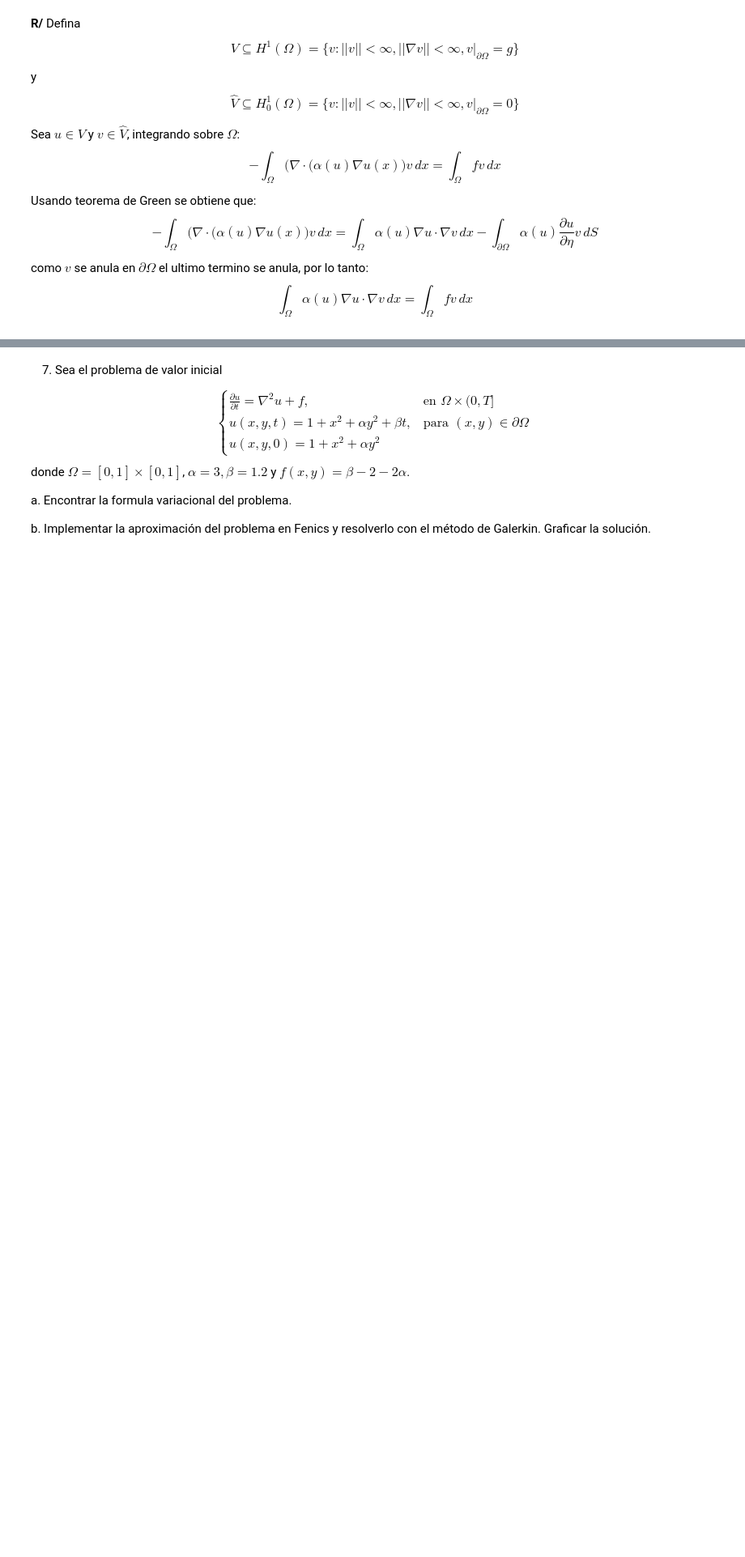
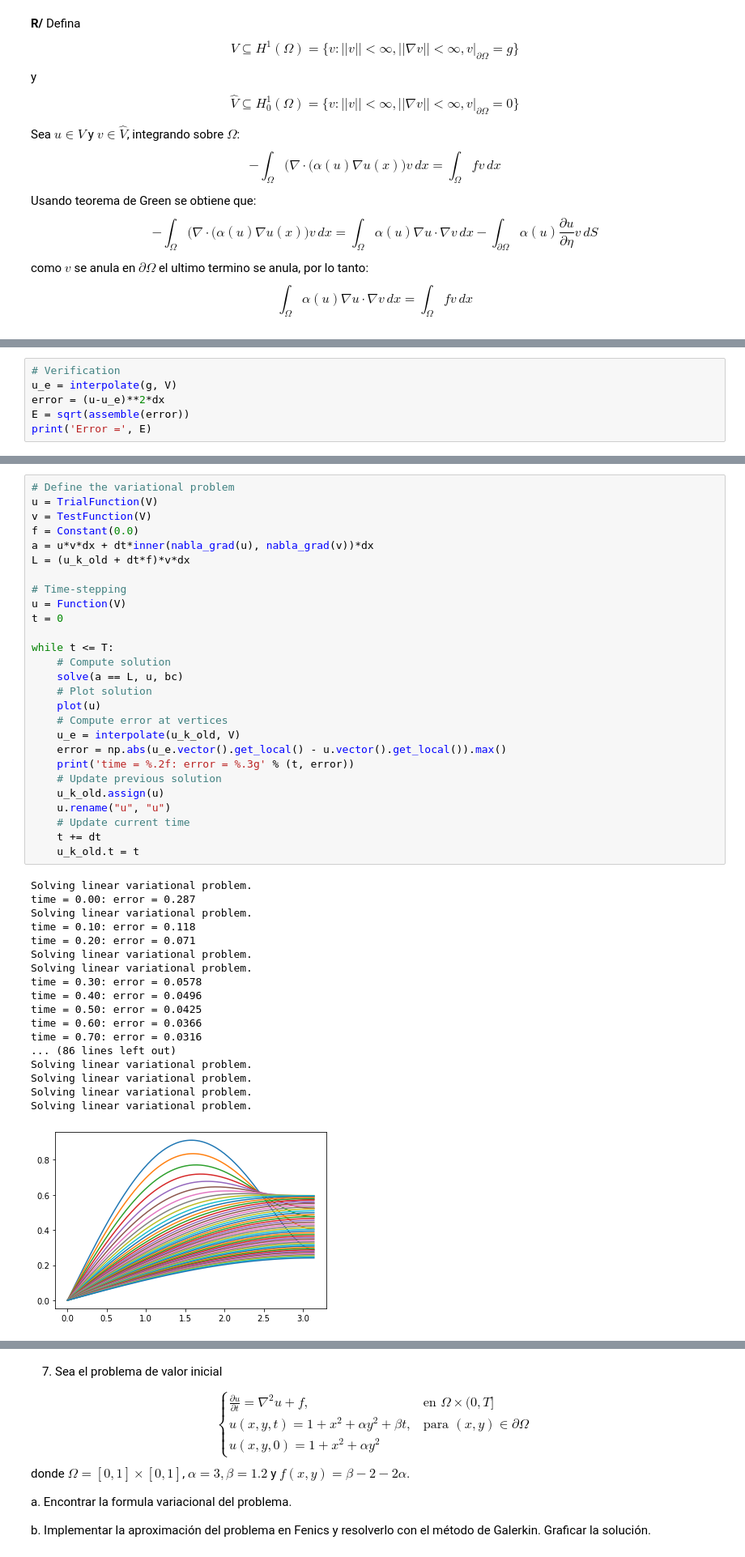
Before and after one commit to suribe06/Modeling-Simulation-2, a Jupyter notebook: FEniCS/taller.ipynb, the cells around one changed output, grey strips where cells are left out. Shown: that part at 81% size. Saved outputs shown, nothing was run; the diff lists cells and outputs as text; blank space fills up the shorter version.

```diff
--- a/FEniCS/taller.ipynb
+++ b/FEniCS/taller.ipynb
@@ -48,0 +136,6 @@ y $U_a=1$, $U_b=1$, $\alpha=5$, Implementar la aproximación del problema 1  en
+# %%
+# Verification
+u_e = interpolate(g, V)
+error = (u-u_e)**2*dx
+E = sqrt(assemble(error))
+print('Error =', E)
@@ -49 +199,47 @@ y $U_a=1$, $U_b=1$, $\alpha=5$, Implementar la aproximación del problema 1  en
+# %%
+# Define the variational problem
+u = TrialFunction(V)
+v = TestFunction(V)
+f = Constant(0.0)
+a = u*v*dx + dt*inner(nabla_grad(u), nabla_grad(v))*dx
+L = (u_k_old + dt*f)*v*dx
+
+# Time-stepping
+u = Function(V)
+t = 0
+
+while t <= T:
+    # Compute solution
+    solve(a == L, u, bc)
+    # Plot solution
+    plot(u)
+    # Compute error at vertices
+    u_e = interpolate(u_k_old, V)
+    error = np.abs(u_e.vector().get_local() - u.vector().get_local()).max()
+    print('time = %.2f: error = %.3g' % (t, error))
+    # Update previous solution
+    u_k_old.assign(u)
+    u.rename("u", "u")
+    # Update current time
+    t += dt
+    u_k_old.t = t
+# %% [output]
+Solving linear variational problem.
+time = 0.00: error = 0.287
+Solving linear variational problem.
+time = 0.10: error = 0.118
+time = 0.20: error = 0.071
+Solving linear variational problem.
+Solving linear variational problem.
+time = 0.30: error = 0.0578
+time = 0.40: error = 0.0496
+time = 0.50: error = 0.0425
+time = 0.60: error = 0.0366
+time = 0.70: error = 0.0316
+... (86 lines left out)
+Solving linear variational problem.
+Solving linear variational problem.
+Solving linear variational problem.
+Solving linear variational problem.
+[figure, added]
 # %% [markdown]
```
Also changed, not shown: parts of 12 cells of this notebook, 16 other files.
